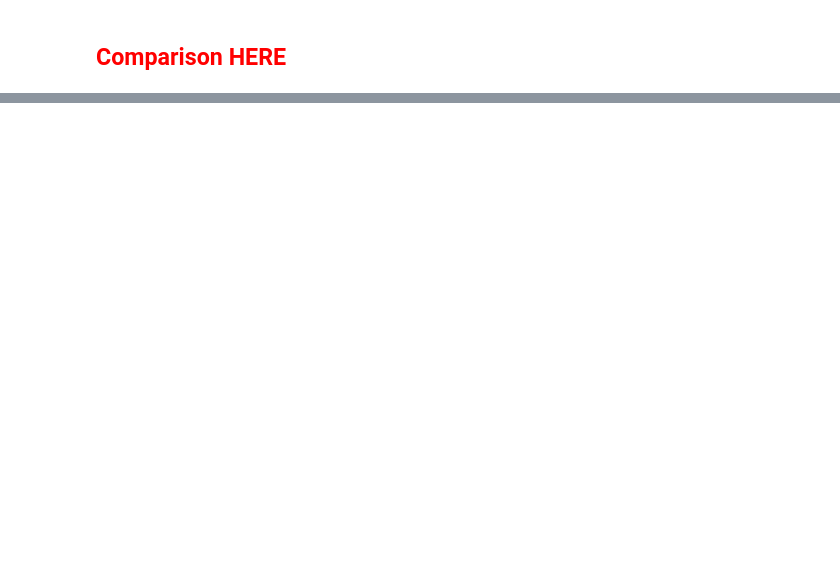
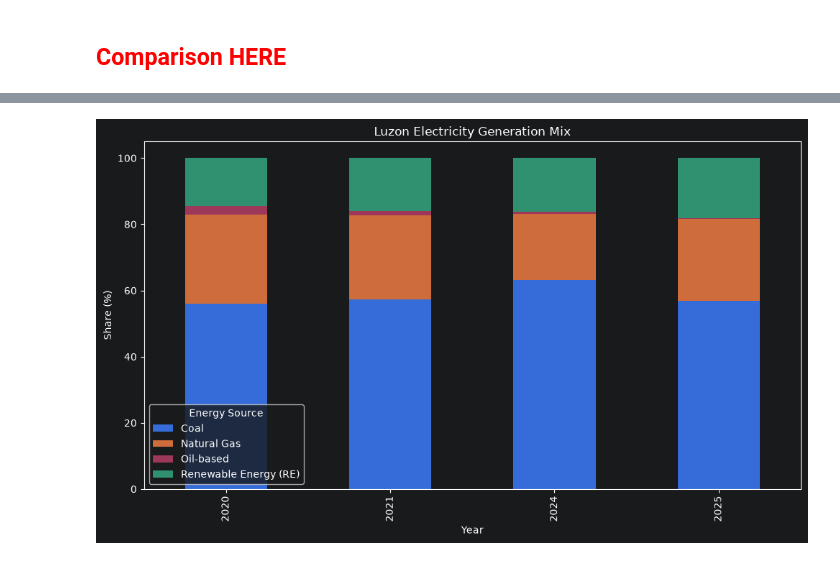
Before and after one commit to cgalabrador128/modeling-electric-razor, a Jupyter notebook: electric_comparison.ipynb, the cells around one changed output, grey strips where cells are left out. Saved outputs shown, nothing was run; the diff lists cells and outputs as text; code cells hidden in the pictures; blank space fills up the shorter version.

```diff
--- a/electric_comparison.ipynb
+++ b/electric_comparison.ipynb
@@ -437,0 +1359,21 @@ Renewable Energy (RE)  2025 18.213653
+# %%
+energy_mix_comparison = (
+    energy_mix_final
+    .pivot_table(
+        index="Energy Source",
+        columns="Year",
+        values="Share",
+        aggfunc="sum"
+    )
+    .reset_index()
+)
+
+
+print("\n==============================================")
+print("LUZON ENERGY MIX")
+print("==============================================")
+
+print(
+    energy_mix_comparison.round(2)
+    .to_string(index=False)
+)
@@ -437,0 +1496,19 @@ Renewable Energy (RE)  2025 18.213653
+# %%
+energy_plot = energy_mix_comparison.set_index(
+    "Energy Source"
+).T
+
+energy_plot.plot(
+    kind="bar",
+    stacked=True,
+    figsize=(10, 6)
+)
+
+plt.xlabel("Year")
+plt.ylabel("Share (%)")
+plt.title("Luzon Electricity Generation Mix")
+plt.legend(title="Energy Source")
+plt.tight_layout()
+plt.show()
+# %% [output]
+[figure, added]
```
Also changed, not shown: parts of 28 cells of this notebook, 1 other file.
